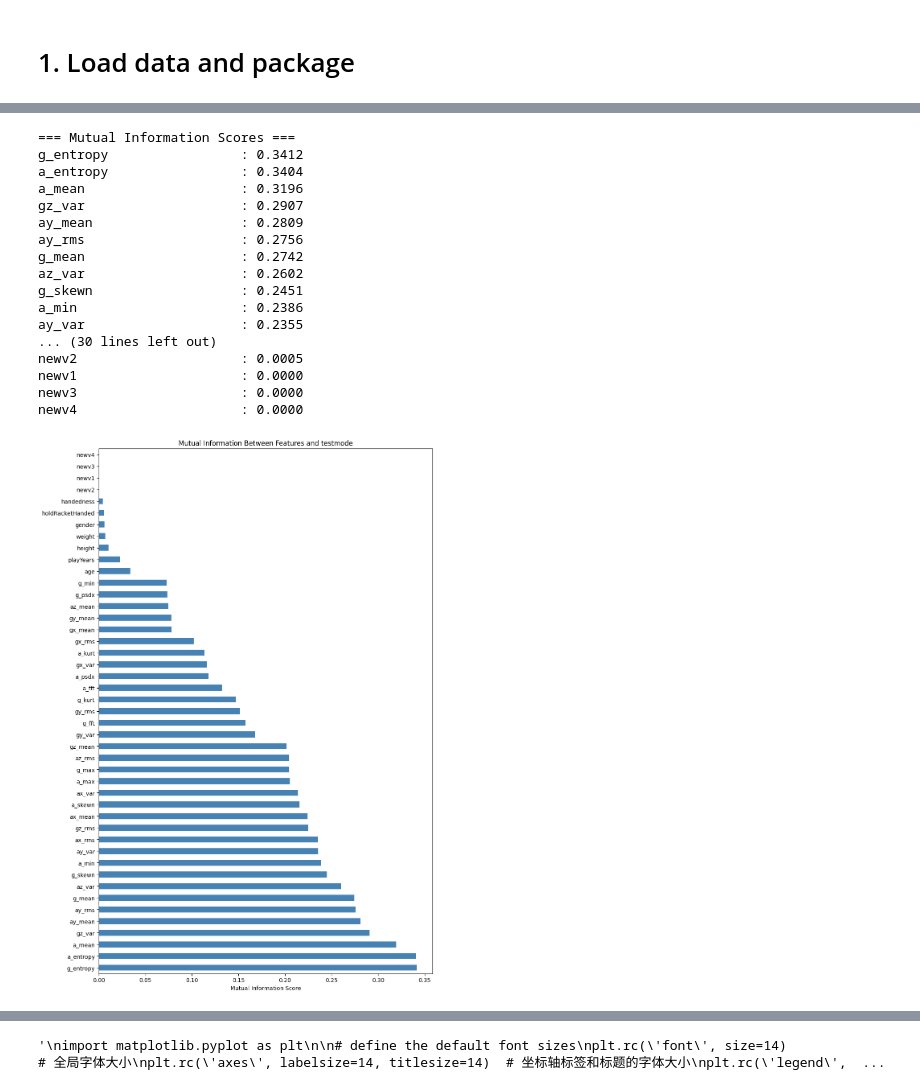
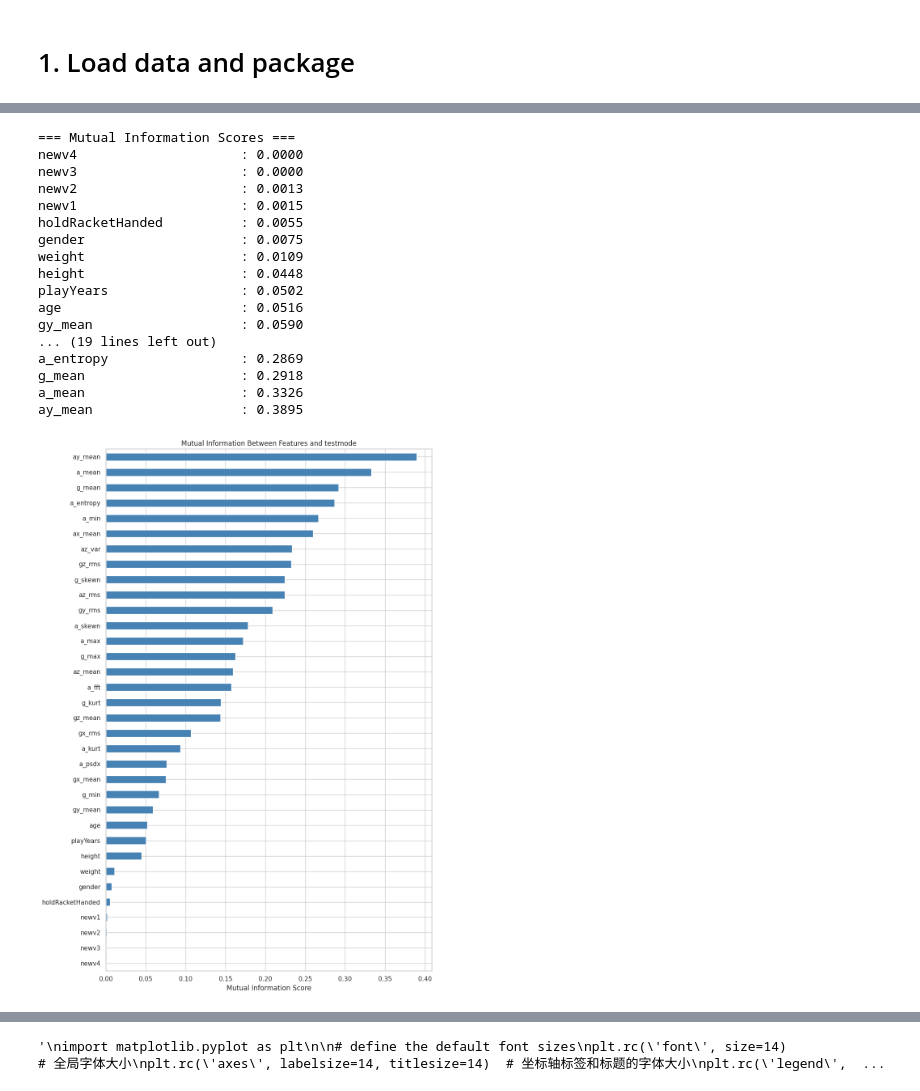
Before and after one commit to Renee0330/bob_study_allFiles, a Jupyter notebook: untitled1.ipynb, the cells around one changed output, grey strips where cells are left out. Saved outputs shown, nothing was run; the diff lists cells and outputs as text; code cells hidden in the pictures.

```diff
--- a/untitled1.ipynb
+++ b/untitled1.ipynb
@@ -100,0 +205,2 @@ memory usage: 34.9 MB
+# %%
+ttswing = ttswing.drop(['ax_var', 'ay_var', 'ay_var', 'gx_var', 'gy_var', 'gz_var', 'ax_rms', 'ay_rms', 'g_fft', 'g_psdx', 'g_entropy', 'handedness'], axis = 1)
@@ -137 +246,4 @@ y
 dtype: int64
+# %%
+X = X.dropna()
+y = y.loc[X_clean.index]
@@ -186,45 +283,37 @@ KeyError: 'a_skew'
 # %%
-# === 提取特征 X 和标签 y ===
-X = ttswing.drop(columns=['testmode'])
-y = ttswing['testmode']
-
-# === 特征标准化===
-scaler = StandardScaler()
-X_scaled = scaler.fit_transform(X)
-
 # === 计算互信息 ===
-mi_scores = mutual_info_classif(X_scaled, y, discrete_features='auto')
-mi_series = pd.Series(mi_scores, index=X.columns).sort_values(ascending=False)
+mi_scores = mutual_info_classif(X, y, discrete_features='auto')
+mi_series = pd.Series(mi_scores, index=X.columns).sort_values(ascending=True)
 
 # 输出互信息得分到控制台
 print("\n=== Mutual Information Scores ===")
 for feature, score in mi_series.items():
     print(f"{feature:<25} : {score:.4f}")
 
 plt.figure(figsize=(10, 14))
 mi_series.plot(kind='barh', color='steelblue')
 
 plt.title("Mutual Information Between Features and testmode")
 plt.xlabel("Mutual Information Score")
 plt.tight_layout()
 save_fig("mutual_information_scores")
 plt.show()
 # %% [output]
 === Mutual Information Scores ===
-g_entropy                 : 0.3412
-a_entropy                 : 0.3404
-a_mean                    : 0.3196
-gz_var                    : 0.2907
-ay_mean                   : 0.2809
-ay_rms                    : 0.2756
-g_mean                    : 0.2742
-az_var                    : 0.2602
-g_skewn                   : 0.2451
-a_min                     : 0.2386
-ay_var                    : 0.2355
-... (30 lines left out)
-newv2                     : 0.0005
-newv1                     : 0.0000
+newv4                     : 0.0000
 newv3                     : 0.0000
-newv4                     : 0.0000
+newv2                     : 0.0013
+newv1                     : 0.0015
+holdRacketHanded          : 0.0055
+gender                    : 0.0075
+weight                    : 0.0109
+height                    : 0.0448
+playYears                 : 0.0502
+age                       : 0.0516
+gy_mean                   : 0.0590
+... (19 lines left out)
+a_entropy                 : 0.2869
+g_mean                    : 0.2918
+a_mean                    : 0.3326
+ay_mean                   : 0.3895
-[figure, old version]
+[figure, new version]
```
Also changed, not shown: parts of 26 cells of this notebook.
